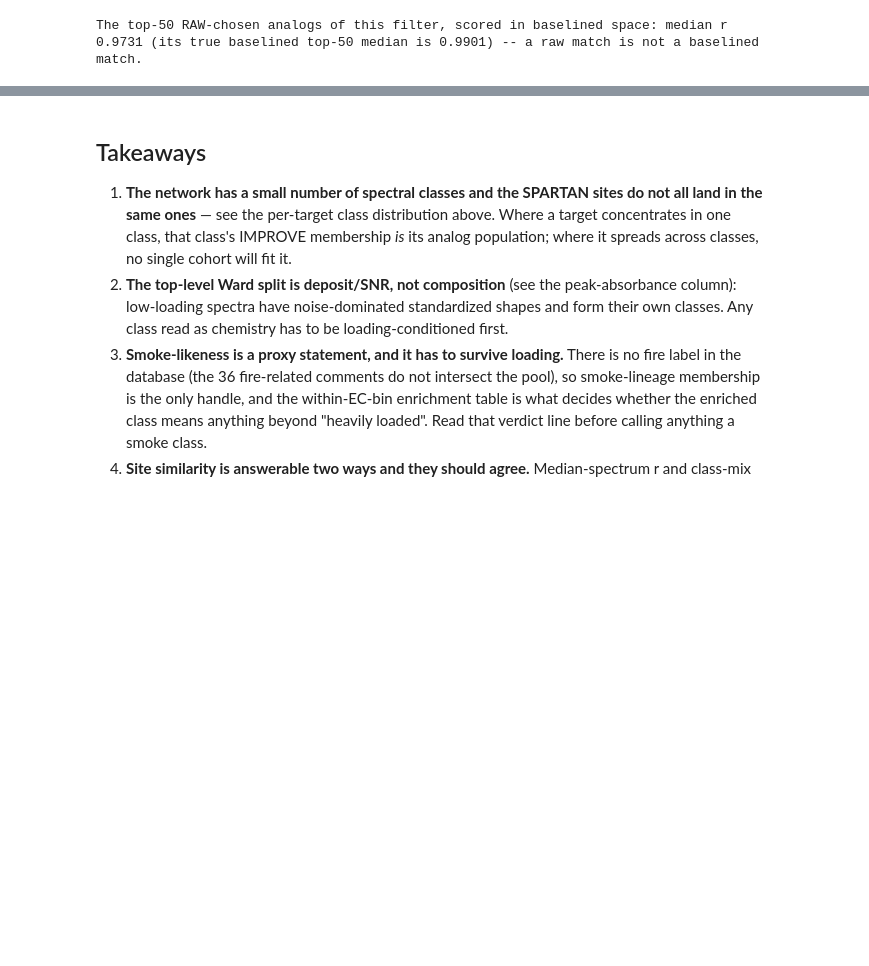
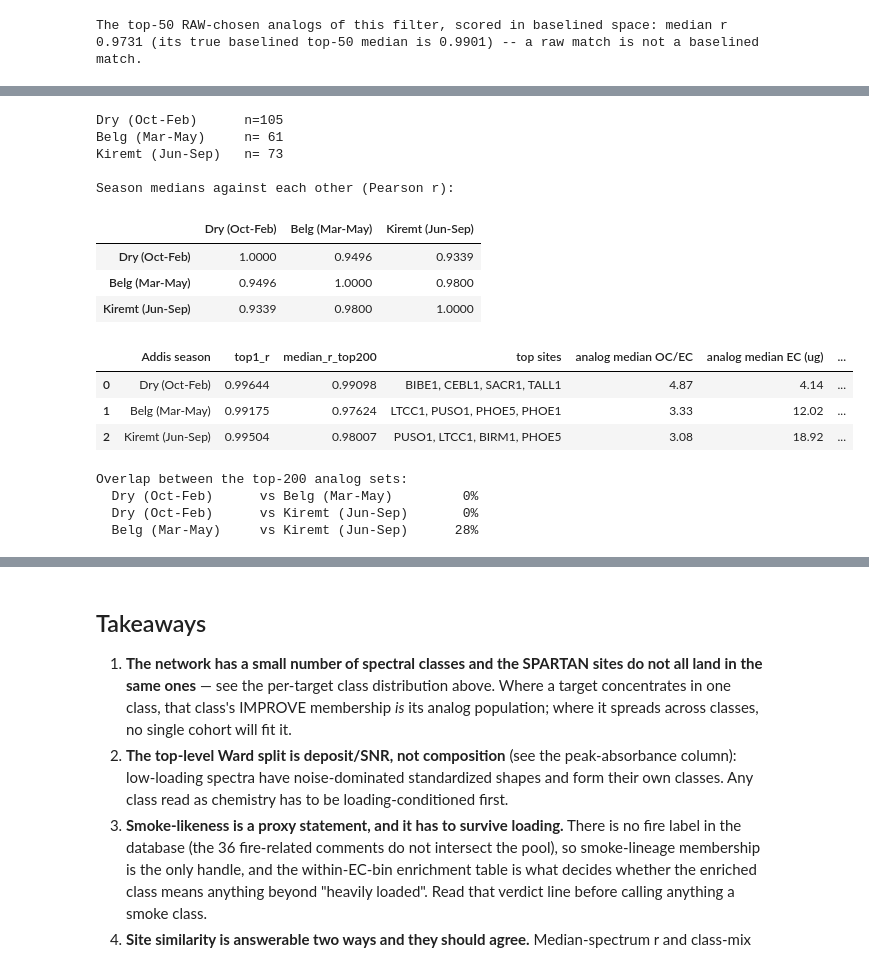
Before and after one commit to ahzs645/aethmodular, a Jupyter notebook: research/ftir_ec_phase3/ftir_52_network_spectral_map.ipynb, the cells around one changed output, grey strips where cells are left out. Saved outputs shown, nothing was run; the diff lists cells and outputs as text; code cells hidden in the pictures; blank space fills up the shorter version.

```diff
--- a/research/ftir_ec_phase3/ftir_52_network_spectral_map.ipynb
+++ b/research/ftir_ec_phase3/ftir_52_network_spectral_map.ipynb
@@ -851,0 +862,61 @@ The top-50 RAW-chosen analogs of this filter, scored in baselined space: median
+# %%
+SEASONS = ['Dry (Oct-Feb)', 'Belg (Mar-May)', 'Kiremt (Jun-Sep)']
+S_COLOUR = {'Dry (Oct-Feb)': '#B23327', 'Belg (Mar-May)': '#eda100',
+            'Kiremt (Jun-Sep)': '#2C6E9E'}
+season_lab = etad_eval['season'].fillna('unknown').to_numpy()
+season_median = {}
+for name in SEASONS:
+    m = season_lab == name
+    season_median[name] = np.median(X['addis'][m], axis=0)
+    print(f'{name:<18} n={m.sum():>3}')
+
+M_seas = np.vstack([season_median[n] for n in SEASONS])
+print('\nSeason medians against each other (Pearson r):')
+display(pd.DataFrame(ss.correlation_matrix(M_seas, M_seas).round(4),
+                     index=SEASONS, columns=SEASONS))
+
+K_S = 200
+rows, an_idx = [], {}
+lib_month = lib.month.to_numpy()
+for name in SEASONS:
+    idx, sc = ss.nearest_analogs(season_median[name][None, :], LIB, k=K_S)
+    an_idx[name] = idx[0]
+    g = lib.iloc[idx[0]]
+    rows.append({
+        'Addis season': name,
+        'top1_r': round(float(sc[0, 0]), 5),
+        f'median_r_top{K_S}': round(float(np.median(sc[0])), 5),
+        'top sites': ', '.join(f'{s}' for s in g.Site.value_counts().head(4).index),
+        'analog median OC/EC': round(float(g.OC_EC_ratio.median()), 2),
+        'analog median EC (ug)': round(float(g.TOR_EC_loading_ug.median()), 2),
+        'pct analogs Jul-Oct': round(100 * float(np.isin(lib_month[idx[0]], [7, 8, 9, 10]).mean()), 0),
+        'pct analogs in smoke class': round(100 * float((g.cluster == smoke_class).mean()), 0),
+        'pct analogs in smoke lineage': round(100 * float(g.smoke_lineage.mean()), 1),
+    })
+season_analogs = pd.DataFrame(rows)
+season_analogs.to_csv(OUT / 'season_analogs.csv', index=False)
+display(season_analogs)
+
+print(f'Overlap between the top-{K_S} analog sets:')
+for a in range(len(SEASONS)):
+    for b in range(a + 1, len(SEASONS)):
+        ov = len(set(an_idx[SEASONS[a]]) & set(an_idx[SEASONS[b]])) / K_S
+        print(f'  {SEASONS[a]:<18} vs {SEASONS[b]:<18} {100 * ov:>5.0f}%')
+# %% [output]
+Dry (Oct-Feb)      n=105
+Belg (Mar-May)     n= 61
+Kiremt (Jun-Sep)   n= 73
+
+Season medians against each other (Pearson r):
+|  | Dry (Oct-Feb) | Belg (Mar-May) | Kiremt (Jun-Sep) |
+| Dry (Oct-Feb) | 1.0000 | 0.9496 | 0.9339 |
+| Belg (Mar-May) | 0.9496 | 1.0000 | 0.9800 |
+| Kiremt (Jun-Sep) | 0.9339 | 0.9800 | 1.0000 |
+|  | Addis season | top1_r | median_r_top200 | top sites | analog median OC/EC | analog median EC (ug) | ... |
+| 0 | Dry (Oct-Feb) | 0.99644 | 0.99098 | BIBE1, CEBL1, SACR1, TALL1 | 4.87 | 4.14 | ... |
+| 1 | Belg (Mar-May) | 0.99175 | 0.97624 | LTCC1, PUSO1, PHOE5, PHOE1 | 3.33 | 12.02 | ... |
+| 2 | Kiremt (Jun-Sep) | 0.99504 | 0.98007 | PUSO1, LTCC1, BIRM1, PHOE5 | 3.08 | 18.92 | ... |
+Overlap between the top-200 analog sets:
+  Dry (Oct-Feb)      vs Belg (Mar-May)         0%
+  Dry (Oct-Feb)      vs Kiremt (Jun-Sep)       0%
+  Belg (Mar-May)     vs Kiremt (Jun-Sep)      28%
```
Also changed, not shown: parts of 7 cells of this notebook, 2 other files.
